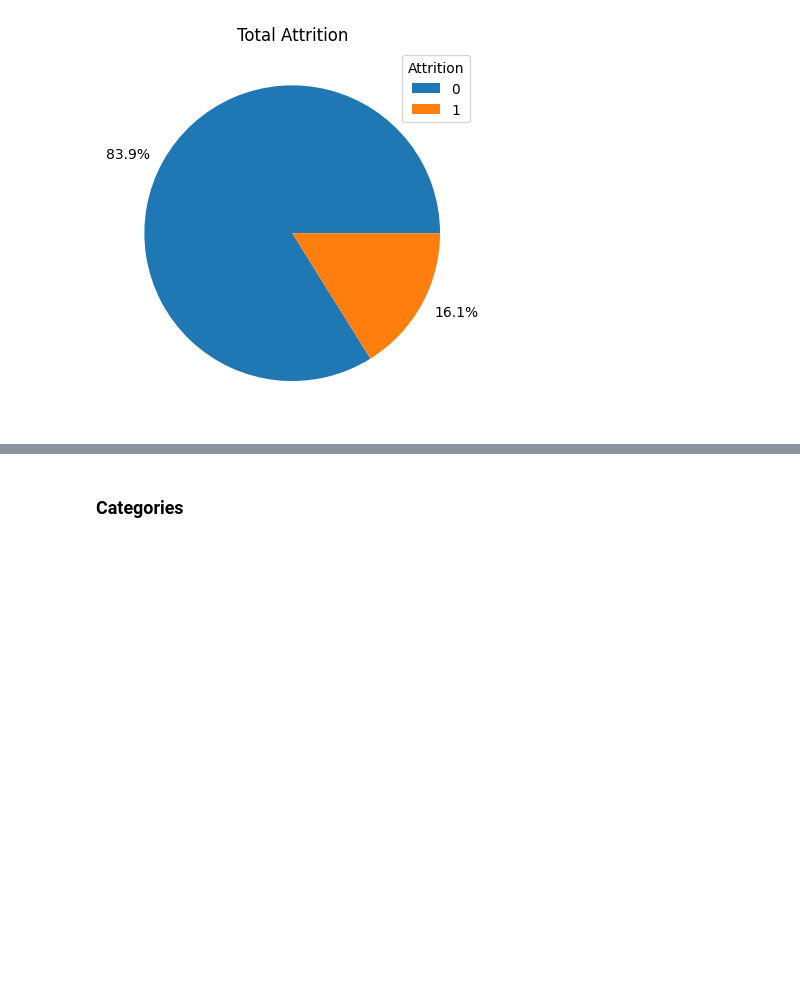
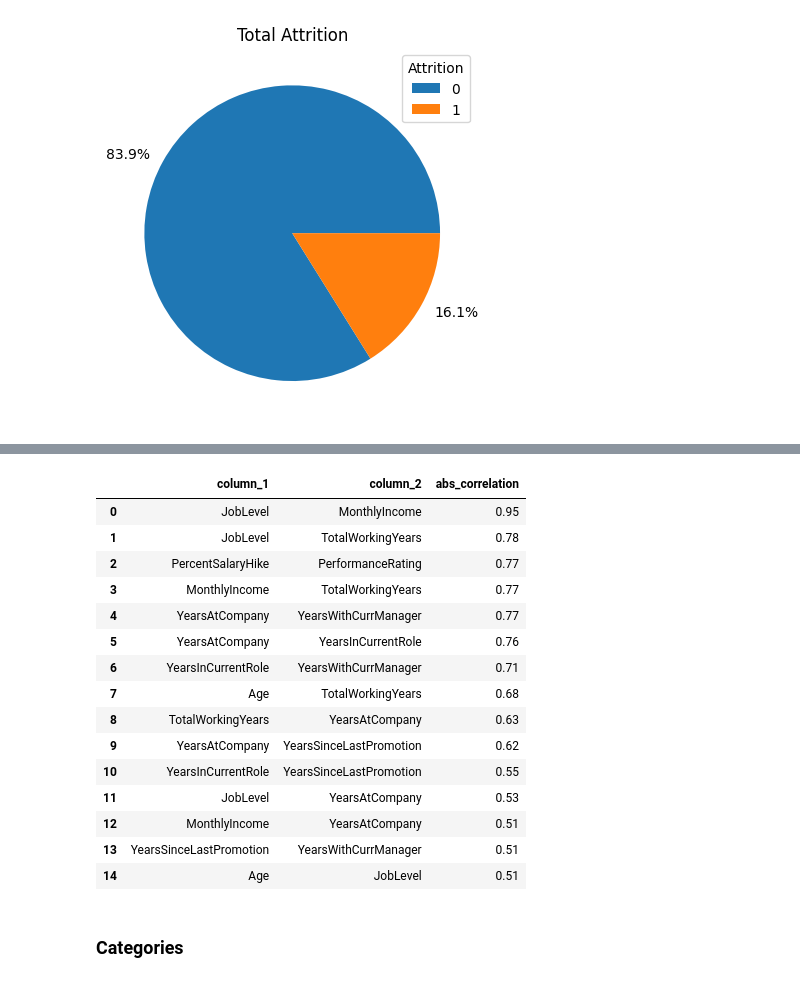
Before and after one commit to ChristianStackfuel/HR_attrition, a Jupyter notebook: notebooks/02_EDA.ipynb, the cells around one changed output, grey strips where cells are left out. Saved outputs shown, nothing was run; the diff lists cells and outputs as text; code cells hidden in the pictures; blank space fills up the shorter version.

```diff
--- a/notebooks/02_EDA.ipynb
+++ b/notebooks/02_EDA.ipynb
@@ -188,2 +198,21 @@ cat_pie(df, "Attrition", save_as="../images/attrition_pie.png")
+# %%
+eda.main_correlations(df, threshold=0.5, sort=True)
+# %% [output]
+|  | column_1 | column_2 | abs_correlation |
+| 0 | JobLevel | MonthlyIncome | 0.95 |
+| 1 | JobLevel | TotalWorkingYears | 0.78 |
+| 2 | PercentSalaryHike | PerformanceRating | 0.77 |
+| 3 | MonthlyIncome | TotalWorkingYears | 0.77 |
+| 4 | YearsAtCompany | YearsWithCurrManager | 0.77 |
+| 5 | YearsAtCompany | YearsInCurrentRole | 0.76 |
+| 6 | YearsInCurrentRole | YearsWithCurrManager | 0.71 |
+| 7 | Age | TotalWorkingYears | 0.68 |
+| 8 | TotalWorkingYears | YearsAtCompany | 0.63 |
+| 9 | YearsAtCompany | YearsSinceLastPromotion | 0.62 |
+| 10 | YearsInCurrentRole | YearsSinceLastPromotion | 0.55 |
+| 11 | JobLevel | YearsAtCompany | 0.53 |
+| 12 | MonthlyIncome | YearsAtCompany | 0.51 |
+| 13 | YearsSinceLastPromotion | YearsWithCurrManager | 0.51 |
+| 14 | Age | JobLevel | 0.51 |
 # %% [markdown]
 ### Categories
```
Also changed, not shown: parts of 5 cells of this notebook.
